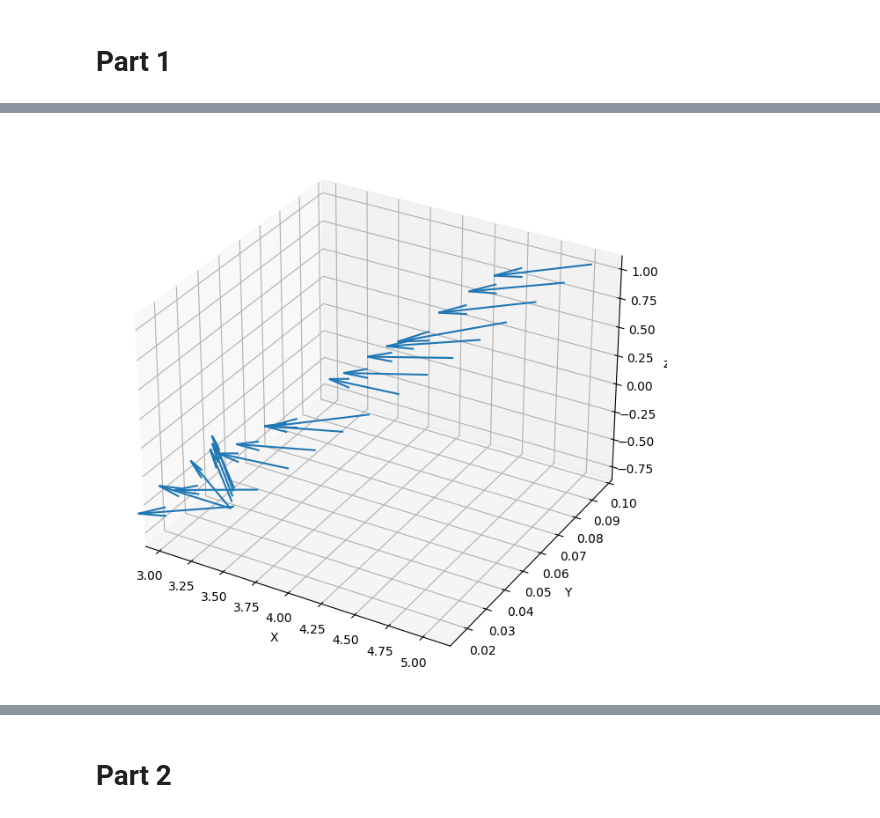
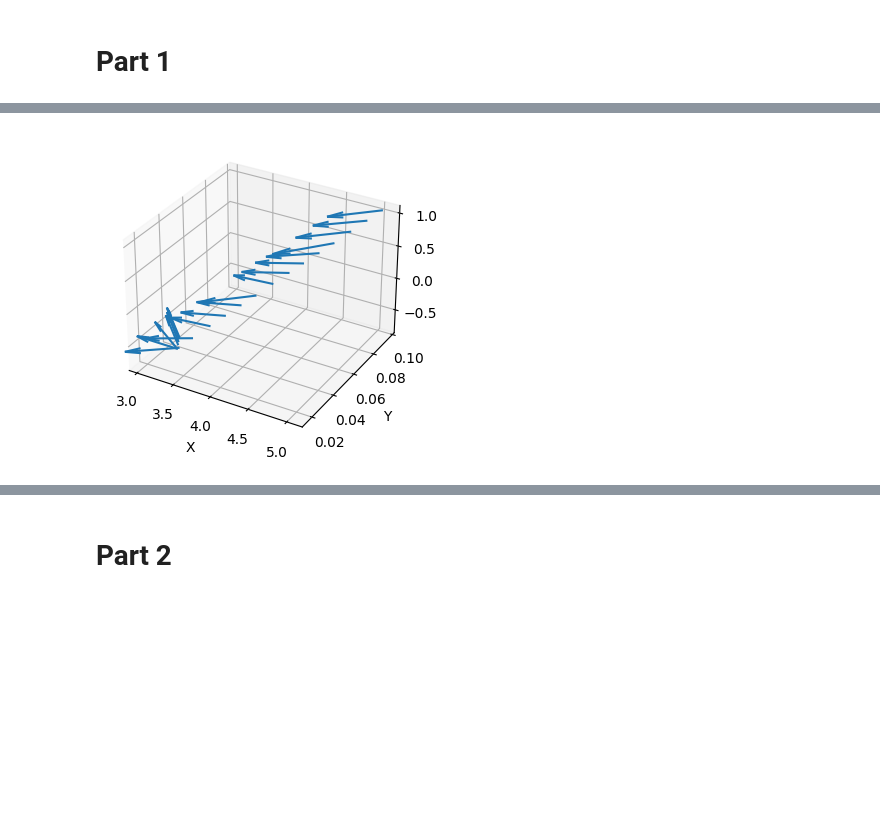
Before and after one commit to chunming1022/segmantic-in-nerf, a Jupyter notebook: w2c.ipynb, the cells around one changed output, grey strips where cells are left out. Drawn from its saved outputs; the diff is of its cells as text; code cells hidden in the pictures; blank space fills up the shorter version.

```diff
--- a/w2c.ipynb
+++ b/w2c.ipynb
@@ -39,21 +82,23 @@ plt.imshow(masks[0])
 # %%
-#20 poses
-
-dirs = np.stack([np.sum([0, 0, -1] * pose[:3, :3], axis=-1) for pose in poses])
-origins = poses[:, :3, -1]
-
-ax = plt.figure(figsize=(12, 8)).add_subplot(projection='3d')
-_ = ax.quiver(
-  origins[..., 0].flatten(),
-  origins[..., 1].flatten(),
-  origins[..., 2].flatten(),
-  dirs[..., 0].flatten(),
-  dirs[..., 1].flatten(),
-  dirs[..., 2].flatten(), length=0.5, normalize=True)
-ax.set_xlabel('X')
-ax.set_ylabel('Y')
-ax.set_zlabel('z')
-plt.show()
+def plot_vector(
+    poses
+):
+    dirs = np.stack([np.sum([0, 0, -1] * pose[:3, :3], axis=-1) for pose in poses])
+    origins = poses[:, :3, -1]
+    ax = plt.figure(figsize=(10, 4)).add_subplot(projection='3d')
+    _ = ax.quiver(
+        origins[..., 0].flatten(),
+        origins[..., 1].flatten(),
+        origins[..., 2].flatten(),
+        dirs[..., 0].flatten(),
+        dirs[..., 1].flatten(),
+        dirs[..., 2].flatten(), length=0.5, normalize=True)
+    ax.set_xlabel('X')
+    ax.set_ylabel('Y')
+    ax.set_zlabel('z')
+    plt.show()
-# %% [output]
-[figure, removed]
+# %%
+plot_vector(poses = poses)
+# %% [output]
+[figure, added]
 # %%
```
Also changed, not shown: parts of 17 cells of this notebook.
